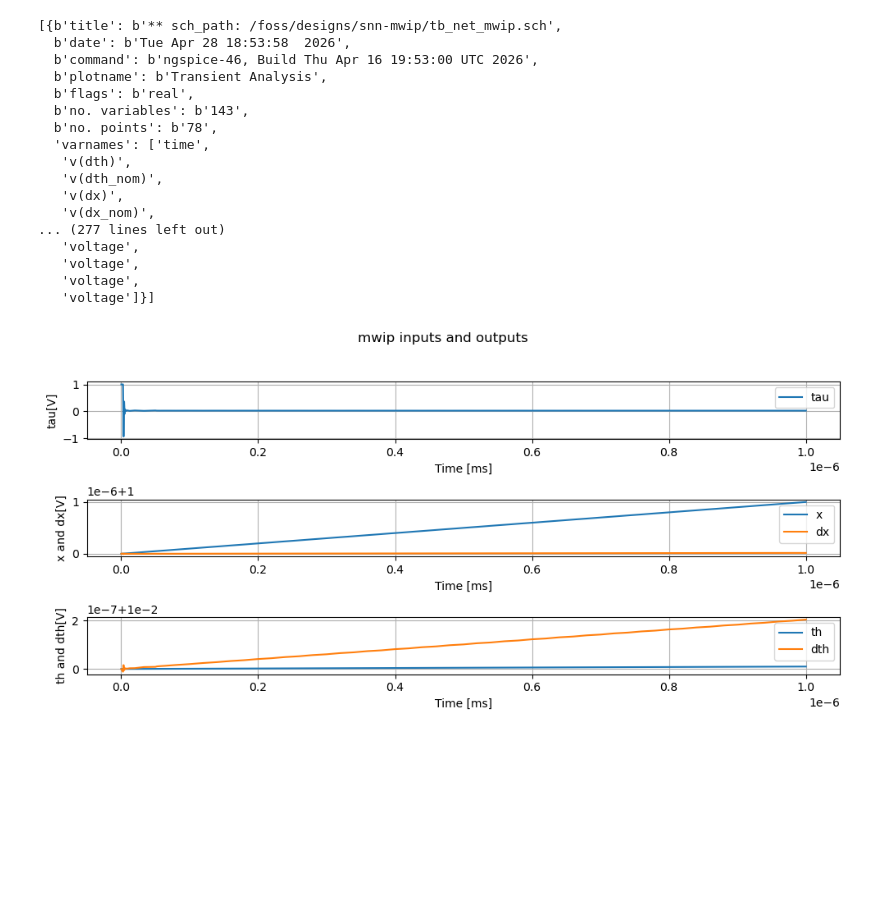
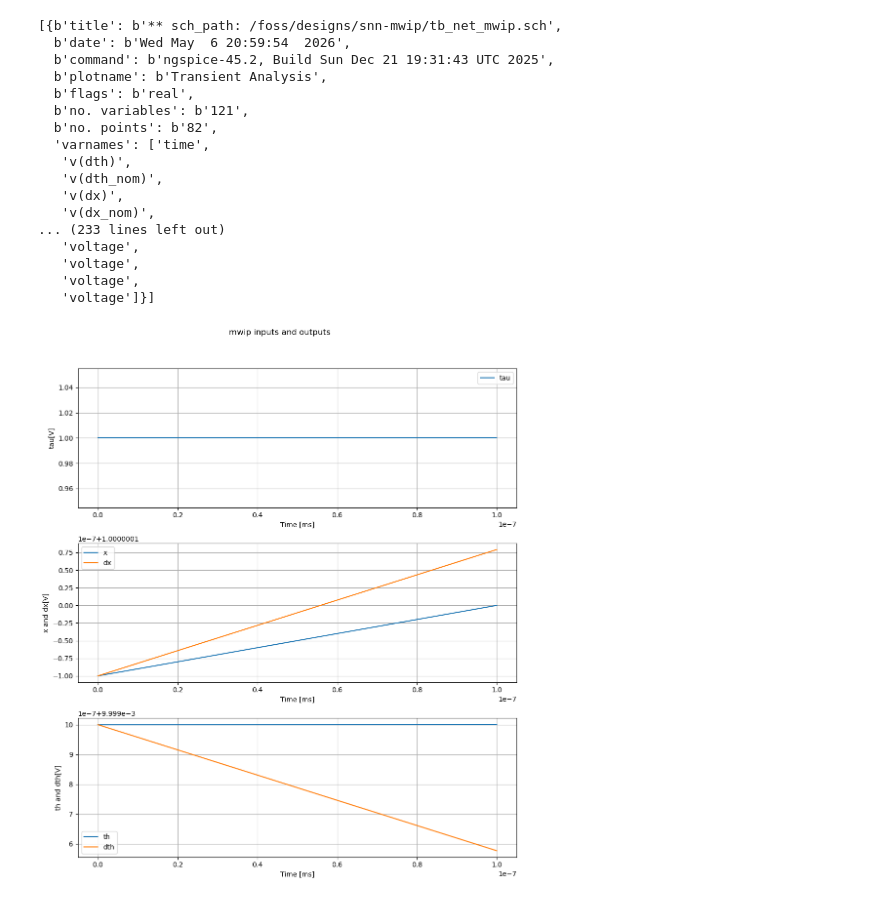
Before and after one commit to AlejandroJuarezLora/SNN-MWIP, a Jupyter notebook: tb_net_mwip.ipynb, the cells around one changed output. Cells and saved outputs as stored; diff of their text form; code cells hidden in the pictures; blank space fills up the shorter version.

```diff
--- a/tb_net_mwip.ipynb
+++ b/tb_net_mwip.ipynb
@@ -84,49 +84,49 @@ def rawread(fname: str):
             break
     return (arrs[0], plots)
 
-data, dicc = rawread("data.raw")
+data, dicc = rawread("data2.raw")
 # %%
 dicc
 # %% [output]
 [{b'title': b'** sch_path: /foss/designs/snn-mwip/tb_net_mwip.sch',
-  b'date': b'Tue Apr 28 18:53:58  2026',
-  b'command': b'ngspice-46, Build Thu Apr 16 19:53:00 UTC 2026',
+  b'date': b'Wed May  6 20:59:54  2026',
+  b'command': b'ngspice-45.2, Build Sun Dec 21 19:31:43 UTC 2025',
   b'plotname': b'Transient Analysis',
   b'flags': b'real',
-  b'no. variables': b'143',
-  b'no. points': b'78',
+  b'no. variables': b'121',
+  b'no. points': b'82',
   'varnames': ['time',
    'v(dth)',
    'v(dth_nom)',
    'v(dx)',
    'v(dx_nom)',
-... (277 lines left out)
+... (233 lines left out)
    'voltage',
    'voltage',
    'voltage',
    'voltage']}]
 # %%
-fig, [ax0, ax1, ax2] = plt.subplots(3, figsize=(10,5))
+fig, [ax0, ax1, ax2] = plt.subplots(3, figsize=(10,12))
 ax0.plot(data["time"][::intp], data["v(tau)"][::intp], label = f"tau")
 ax0.legend()
 ax0.grid()
 ax0.set_xlabel("Time [ms]")
 ax0.set_ylabel("tau[V]")
 
 ax1.plot(data["time"][::intp], data["v(x)"][::intp], label = f"x")
 ax1.plot(data["time"][::intp], data["v(dx)"][::intp], label = f"dx")
 ax1.legend()
 ax1.grid()
 ax1.set_xlabel("Time [ms]")
 ax1.set_ylabel("x and dx[V]")
 ax2.plot(data["time"][::intp], data["v(th)"][::intp], label = f"th")
 ax2.plot(data["time"][::intp], data["v(dth)"][::intp], label = f"dth")
 ax2.legend()
 ax2.grid()
 ax2.set_xlabel("Time [ms]")
 ax2.set_ylabel("th and dth[V]")
 fig.suptitle("mwip inputs and outputs")
 plt.tight_layout(rect=[0, 0.03, 1, 0.95])
 # %% [output]
-[figure, old version]
+[figure, new version]
 # %%
```
Also changed, not shown: parts of 4 cells of this notebook, 19 other files.
